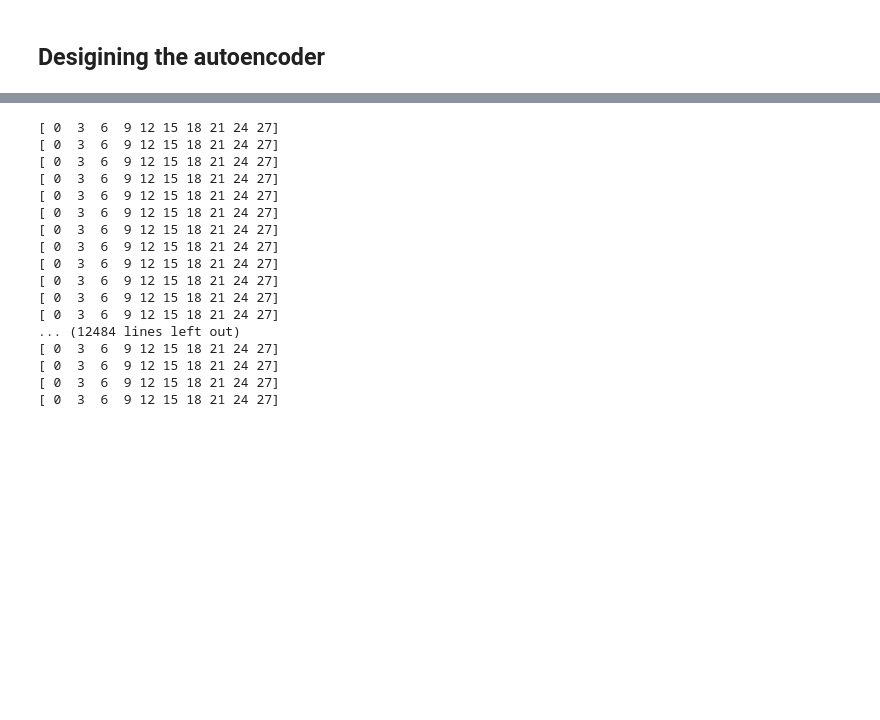
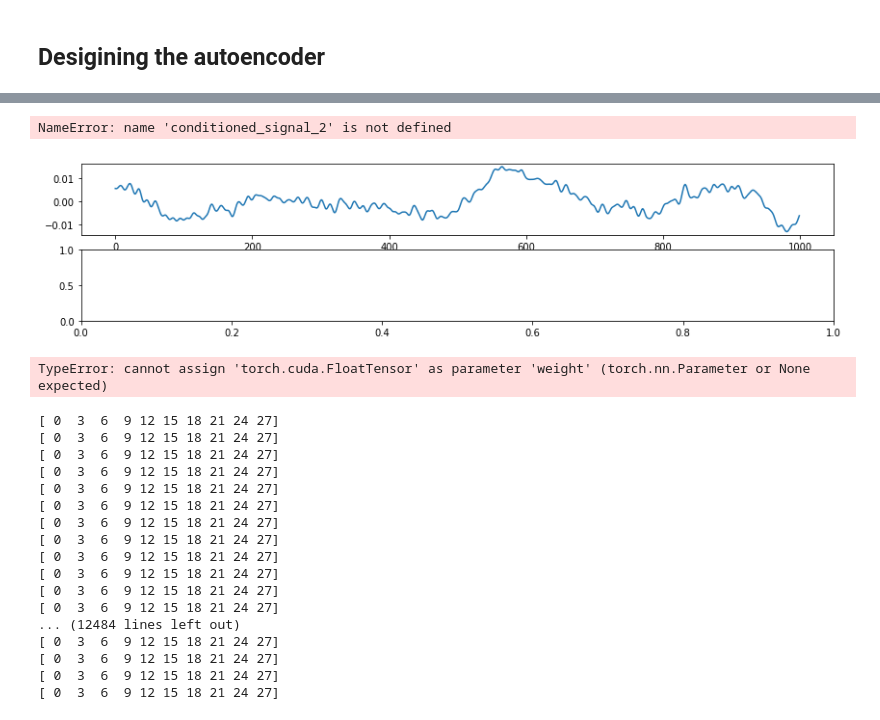
Before and after one commit to psambit9791/SpikeSort, a Jupyter notebook: Test_SpikeSort.ipynb, the cells around one changed output, grey strips where cells are left out. Drawn from its saved outputs; the diff is of its cells as text; code cells hidden in the pictures; blank space fills up the shorter version.

```diff
--- a/Test_SpikeSort.ipynb
+++ b/Test_SpikeSort.ipynb
@@ -190,3 +220,37 @@ plt.show()
+# %%
+from scipy.signal import butter, filtfilt
+
+def butter_highpass(cutoff, fs, order=5, ftype='low'):
+    nyq = 0.5 * fs
+    normal_cutoff = cutoff / nyq
+    b, a = butter(order, normal_cutoff, btype=ftype, analog=False)
+    return b, a
+
+def butter_highpass_filter(data, cutoff, fs, order=5, ftype='low'):
+    b, a = butter_highpass(cutoff, fs, order=order, ftype=ftype)
+    y = filtfilt(b, a, data)
+    return y
+
+fs = 100000.0
+cutoff_low = 1
+cutoff_high = 10000
+order = 4
+conditioned_signal_lowpass = butter_highpass_filter(o, cutoff_high, fs, order, 'low')
+conditioned_signal = butter_highpass_filter(conditioned_signal, cutoff_low, fs, order, 'high')
+plt.figure(figsize=(14,3))
+plt.subplot(211)
+plt.plot(conditioned_signal_lowpass)
+plt.subplot(212)
+plt.plot(conditioned_signal_2)
+plt.show()
+# %% [output]
+NameError: name 'conditioned_signal_2' is not defined
+[figure, added]
+# %%
+model.encoder[0].weight = model.encoder[0].weight*100
+print(x)
+# %% [output]
+TypeError: cannot assign 'torch.cuda.FloatTensor' as parameter 'weight' (torch.nn.Parameter or None expected)
 # %%
 from scipy.interpolate import interp1d
 
```
Also changed, not shown: parts of 9 cells of this notebook, 2 other files.
